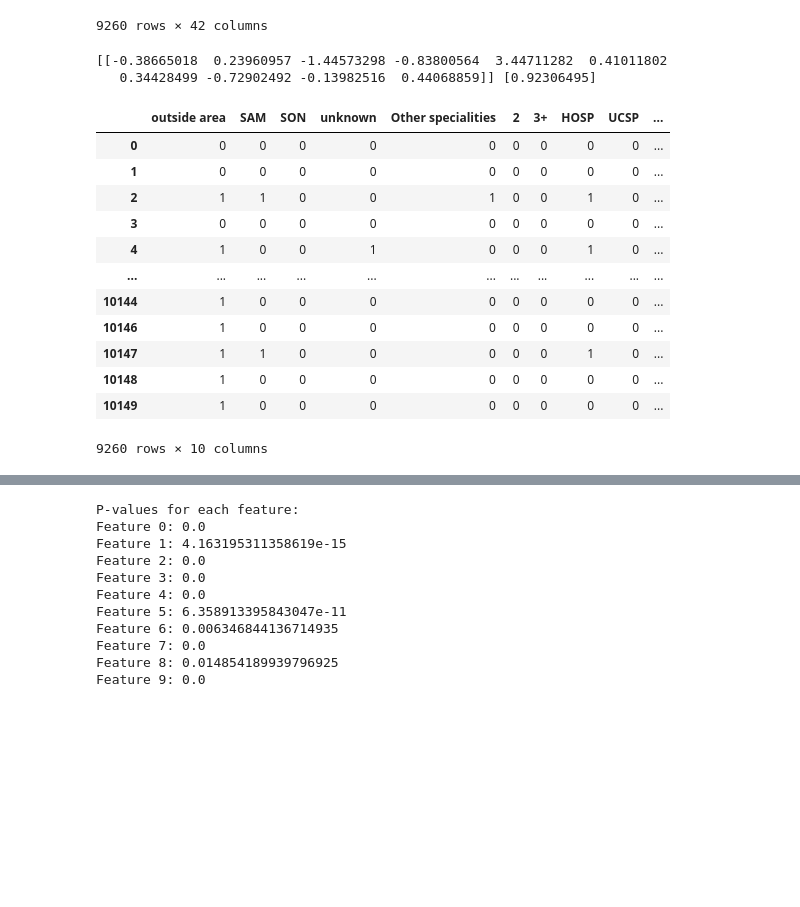
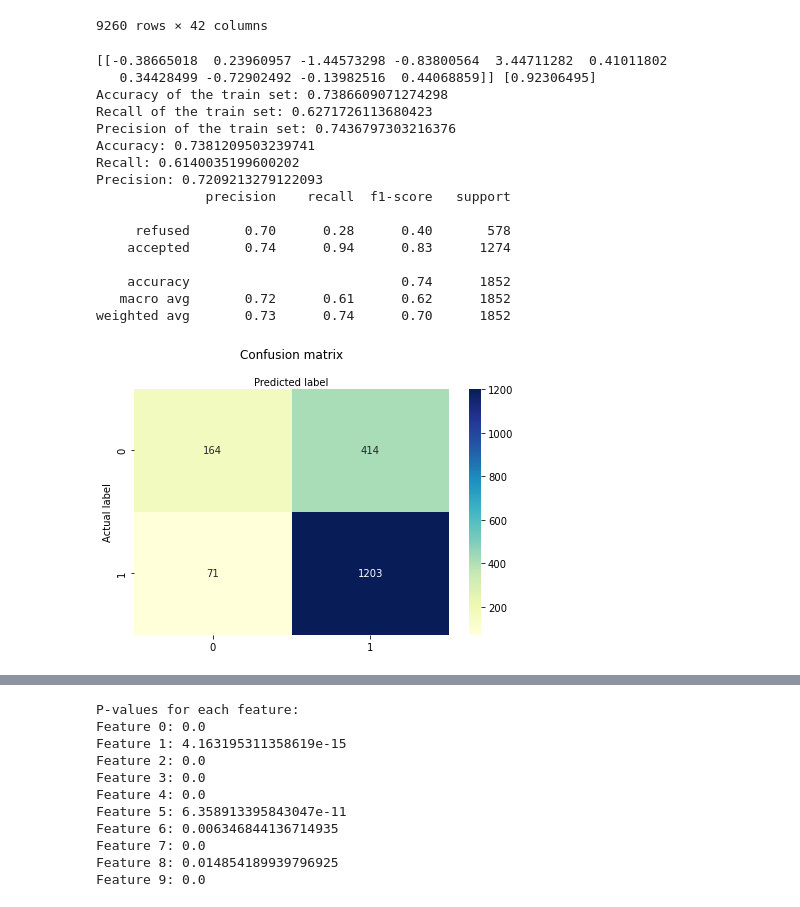
Before and after one commit to Data-Science-Knowledge-Center-Nova-SBE/PBL-HGO, a Jupyter notebook: modelling2.ipynb, the cells around one changed output, grey strips where cells are left out. Drawn from its saved outputs; the diff is of its cells as text; code cells hidden in the pictures; blank space fills up the shorter version.

```diff
--- a/modelling2.ipynb
+++ b/modelling2.ipynb
@@ -123,38 +121,90 @@ data
 | 10149 | GSGDSZ |  | LSHUUOOT | ZESSZHHD | 4121101 | ASSUMAR | CS/USF | ... |
 9260 rows × 42 columns
 # %%
+#logistic regression whole dataset
 # import the class
 from sklearn.linear_model import LogisticRegression
 from sklearn.model_selection import train_test_split
+from sklearn.metrics import accuracy_score
+from sklearn.metrics import recall_score
+from sklearn.metrics import precision_score
+import numpy as np
+import matplotlib.pyplot as plt
+import seaborn as sns
+from sklearn.metrics import confusion_matrix
+from sklearn.metrics import classification_report
 #split dataset in features and target variable// Question: is it the right option?
 eliminate_cols=['text_length','ID_DOENTE','PROCESSO','COD_REFERENCIA','result','COD_PZ','COD_UNID_SAUDE_PROV','UNID_PROV','TIPO_UNID','COD_CTH_PRIOR','CTH_PRIOR','COD_MOTIVO_RECUSA','DES_MOTIVO_RECUSA','COD_ESPECIALIDADE','DES_ESPECIALIDADE','agrupadora','OUTRA_ENTIDADE','DATA_RECEPCAO','DATA_ENVIO','DATA_RETORNO','NUM_TAXA','ESTADO','DATA_MARCACAO','DATA_REALIZACAO','OBSERVACOES','Mês_entrada','Ano_entrada','trata data recusa','resume saída','mês_saida','ano_saida','Texto']
 X = data.drop(eliminate_cols,axis=1)# Features
 y = data.result # Target variable
 # split X and y into training and testing sets
 X_train, X_test, y_train, y_test = train_test_split(X, y, test_size=0.2,random_state=16)
 
 # instantiate the model (using the default parameters)
 logreg = LogisticRegression(random_state=16)
 
 # fit the model with data
 clf=logreg.fit(X_train, y_train)
 print(clf.coef_, clf.intercept_)
 y_pred = logreg.predict(X_test)
 
-X
+# Evaluate the accuracy of the train set
+accuracy = accuracy_score(y_train, logreg.predict(X_train))
+print("Accuracy of the train set:", accuracy)
+
+# Evaluate the recall of the train set
+recall = recall_score(y_train,logreg.predict(X_train), average='macro')
+print("Recall of the train set:", recall)
+# Evaluate the precision of the train set
+precision = precision_score(y_train, logreg.predict(X_train), average='macro')
+print("Precision of the train set:", precision)
+
+
+# Evaluate the accuracy of the model
+accuracy = accuracy_score(y_test, y_pred)
+print("Accuracy:", accuracy)
+
+# Evaluate the recall of the model
+recall = recall_score(y_test, y_pred, average='macro')
+print("Recall:", recall)
+# Evaluate the precision of the model
+precision = precision_score(y_test, y_pred, average='macro')
+print("Precision:", precision)
+
+# Calculate the confusion matrix of the model
+cnf_matrix = confusion_matrix(y_test, y_pred)
+
+
+class_names=[0,1] # name  of classes
+fig, ax = plt.subplots()
+tick_marks = np.arange(len(class_names))
+plt.xticks(tick_marks, class_names)
+plt.yticks(tick_marks, class_names)
+# create heatmap
+sns.heatmap(pd.DataFrame(cnf_matrix), annot=True, cmap="YlGnBu" ,fmt='g')
+ax.xaxis.set_label_position("top")
+plt.tight_layout()
+plt.title('Confusion matrix', y=1.1)
+plt.ylabel('Actual label')
+plt.xlabel('Predicted label')
+# Print the evaluation matrix
+target_names = ['refused', 'accepted']
+print(classification_report(y_test, y_pred, target_names=target_names))
 # %% [output]
 [[-0.38665018  0.23960957 -1.44573298 -0.83800564  3.44711282  0.41011802
    0.34428499 -0.72902492 -0.13982516  0.44068859]] [0.92306495]
+Accuracy of the train set: 0.7386609071274298
+Recall of the train set: 0.6271726113680423
+Precision of the train set: 0.7436797303216376
+Accuracy: 0.7381209503239741
+Recall: 0.6140035199600202
+Precision: 0.7209213279122093
+              precision    recall  f1-score   support
+
+     refused       0.70      0.28      0.40       578
+    accepted       0.74      0.94      0.83      1274
+
+    accuracy                           0.74      1852
+   macro avg       0.72      0.61      0.62      1852
+weighted avg       0.73      0.74      0.70      1852
-|  | outside area | SAM | SON | unknown | Other specialities | 2 | 3+ | HOSP | UCSP | ... |
-| 0 | 0 | 0 | 0 | 0 | 0 | 0 | 0 | 0 | 0 | ... |
-| 1 | 0 | 0 | 0 | 0 | 0 | 0 | 0 | 0 | 0 | ... |
-| 2 | 1 | 1 | 0 | 0 | 1 | 0 | 0 | 1 | 0 | ... |
-| 3 | 0 | 0 | 0 | 0 | 0 | 0 | 0 | 0 | 0 | ... |
-| 4 | 1 | 0 | 0 | 1 | 0 | 0 | 0 | 1 | 0 | ... |
-| ... | ... | ... | ... | ... | ... | ... | ... | ... | ... | ... |
-| 10144 | 1 | 0 | 0 | 0 | 0 | 0 | 0 | 0 | 0 | ... |
-| 10146 | 1 | 0 | 0 | 0 | 0 | 0 | 0 | 0 | 0 | ... |
-| 10147 | 1 | 1 | 0 | 0 | 0 | 0 | 0 | 1 | 0 | ... |
-| 10148 | 1 | 0 | 0 | 0 | 0 | 0 | 0 | 0 | 0 | ... |
-| 10149 | 1 | 0 | 0 | 0 | 0 | 0 | 0 | 0 | 0 | ... |
-9260 rows × 10 columns
+[figure, added]
```
Also changed, not shown: parts of 11 cells of this notebook.
